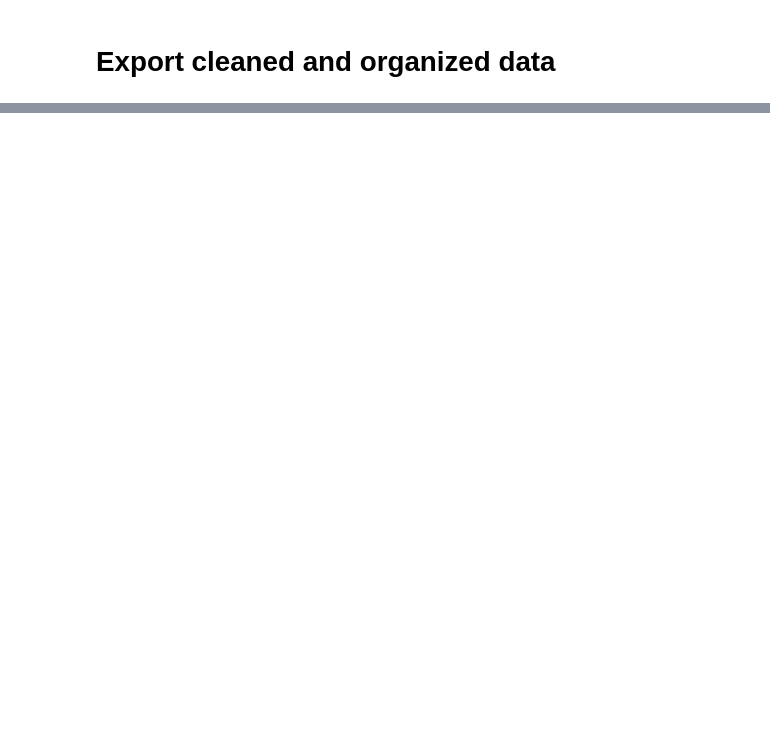
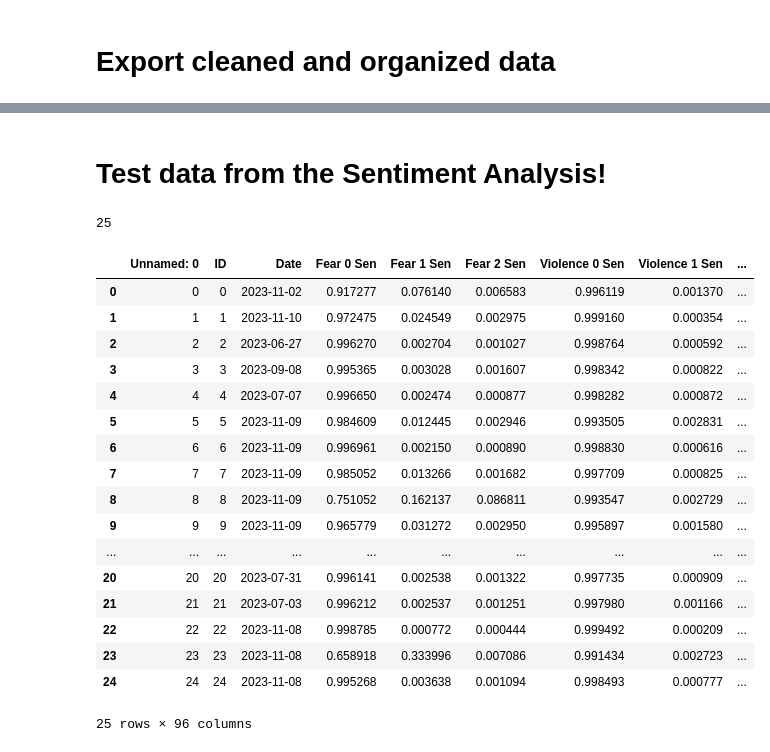
Before and after one commit to tre-ananas/KaggleEmployeeAccess, a Jupyter notebook: Sweden/SentimentTest/GD5_PDF_Content_Cleanup.ipynb, the cells around one changed output, grey strips where cells are left out. Saved outputs shown, nothing was run; the diff lists cells and outputs as text; code cells hidden in the pictures; blank space fills up the shorter version.

```diff
--- a/Sweden/SentimentTest/GD5_PDF_Content_Cleanup.ipynb
+++ b/Sweden/SentimentTest/GD5_PDF_Content_Cleanup.ipynb
@@ -210,0 +224,30 @@ article_link_directory.tail(1)
+# %% [markdown]
+# Test data from the Sentiment Analysis!
+# %%
+# Load data from CSV file into a DataFrame
+classified_data = pd.read_csv('classified_data.csv')
+# %%
+len(classified_data)
+# %% [output]
+25
+# %%
+classified_data
+# %% [output]
+|  | Unnamed: 0 | ID | Date | Fear 0 Sen | Fear 1 Sen | Fear 2 Sen | Violence 0 Sen | Violence 1 Sen | ... |
+| 0 | 0 | 0 | 2023-11-02 | 0.917277 | 0.076140 | 0.006583 | 0.996119 | 0.001370 | ... |
+| 1 | 1 | 1 | 2023-11-10 | 0.972475 | 0.024549 | 0.002975 | 0.999160 | 0.000354 | ... |
+| 2 | 2 | 2 | 2023-06-27 | 0.996270 | 0.002704 | 0.001027 | 0.998764 | 0.000592 | ... |
+| 3 | 3 | 3 | 2023-09-08 | 0.995365 | 0.003028 | 0.001607 | 0.998342 | 0.000822 | ... |
+| 4 | 4 | 4 | 2023-07-07 | 0.996650 | 0.002474 | 0.000877 | 0.998282 | 0.000872 | ... |
+| 5 | 5 | 5 | 2023-11-09 | 0.984609 | 0.012445 | 0.002946 | 0.993505 | 0.002831 | ... |
+| 6 | 6 | 6 | 2023-11-09 | 0.996961 | 0.002150 | 0.000890 | 0.998830 | 0.000616 | ... |
+| 7 | 7 | 7 | 2023-11-09 | 0.985052 | 0.013266 | 0.001682 | 0.997709 | 0.000825 | ... |
+| 8 | 8 | 8 | 2023-11-09 | 0.751052 | 0.162137 | 0.086811 | 0.993547 | 0.002729 | ... |
+| 9 | 9 | 9 | 2023-11-09 | 0.965779 | 0.031272 | 0.002950 | 0.995897 | 0.001580 | ... |
+| ... | ... | ... | ... | ... | ... | ... | ... | ... | ... |
+| 20 | 20 | 20 | 2023-07-31 | 0.996141 | 0.002538 | 0.001322 | 0.997735 | 0.000909 | ... |
+| 21 | 21 | 21 | 2023-07-03 | 0.996212 | 0.002537 | 0.001251 | 0.997980 | 0.001166 | ... |
+| 22 | 22 | 22 | 2023-11-08 | 0.998785 | 0.000772 | 0.000444 | 0.999492 | 0.000209 | ... |
+| 23 | 23 | 23 | 2023-11-08 | 0.658918 | 0.333996 | 0.007086 | 0.991434 | 0.002723 | ... |
+| 24 | 24 | 24 | 2023-11-08 | 0.995268 | 0.003638 | 0.001094 | 0.998493 | 0.000777 | ... |
+25 rows × 96 columns
```
Also changed, not shown: parts of 4 cells of this notebook, 1 other file.
